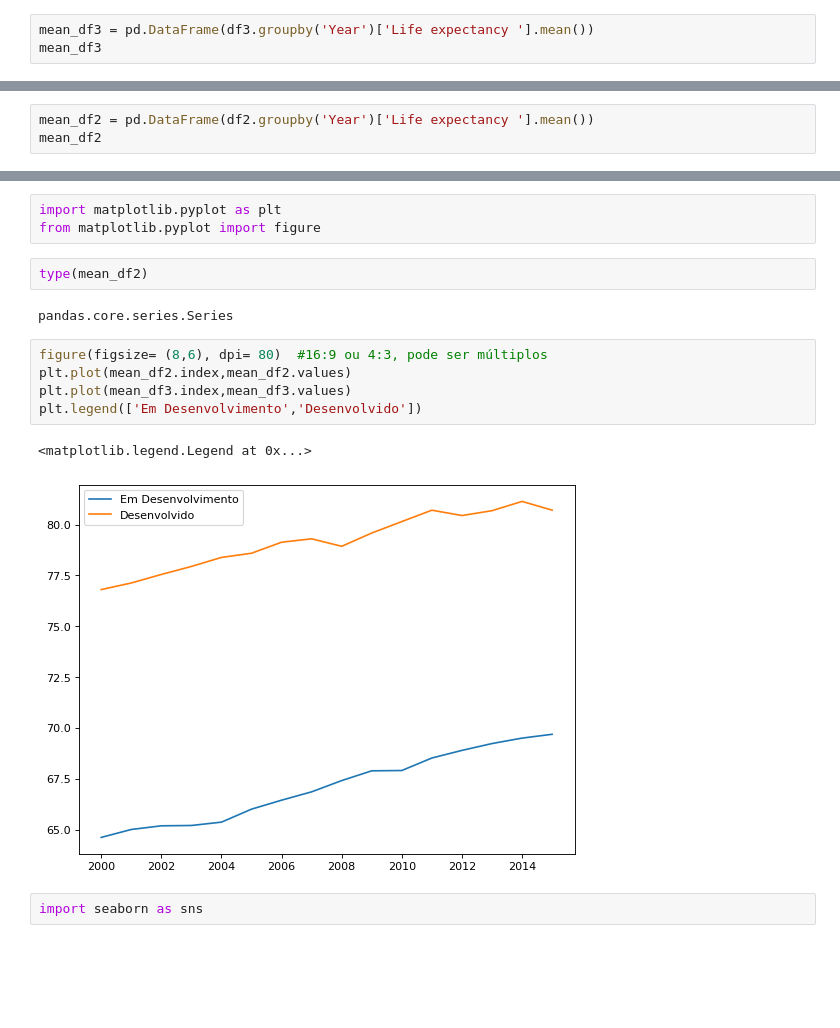
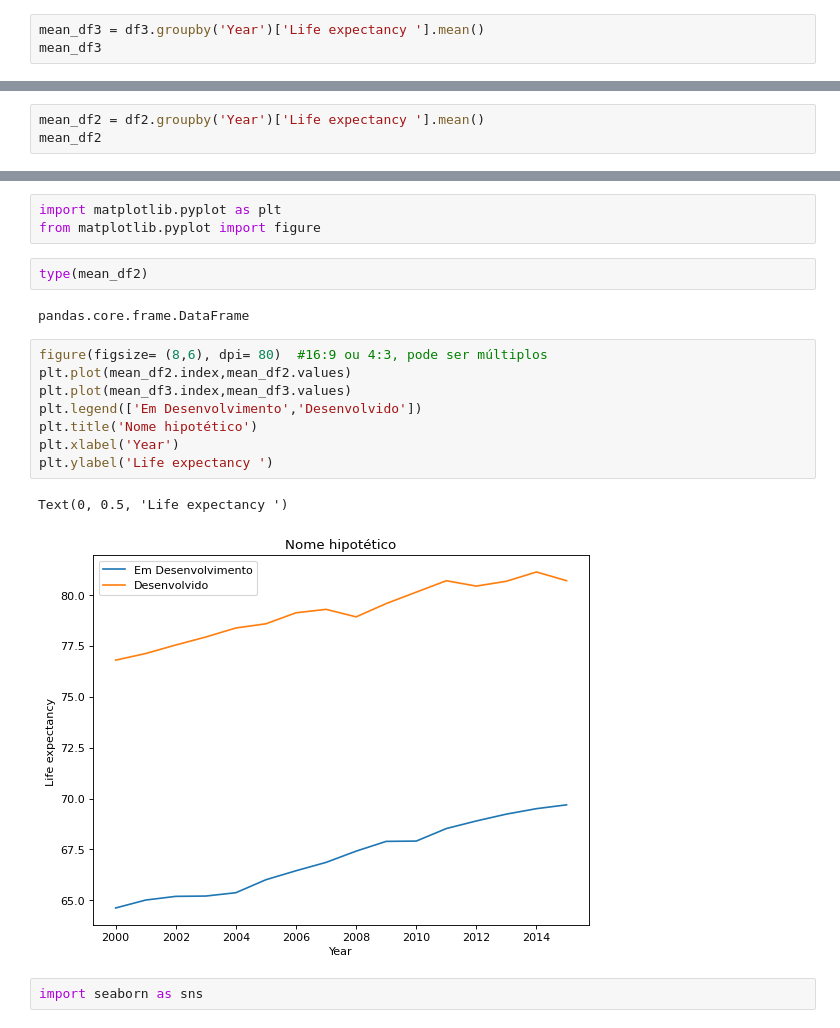
Before and after one commit to MachadoGabrielB/Bootcamp-Data-science, a Jupyter notebook: Personal/6 - Análise exploratória/2023.08.24 - aula 2.ipynb, the cells around one changed output, grey strips where cells are left out. Saved outputs shown, nothing was run; the diff lists cells and outputs as text; blank space fills up the shorter version.

```diff
--- a/Personal/6 - Análise exploratória/2023.08.24 - aula 2.ipynb
+++ b/Personal/6 - Análise exploratória/2023.08.24 - aula 2.ipynb
@@ -123,6 +123,6 @@ mean_df3.plot()
 <Axes: xlabel='Year'>
 [figure]
 # %%
-mean_df3 = pd.DataFrame(df3.groupby('Year')['Life expectancy '].mean())
+mean_df3 = df3.groupby('Year')['Life expectancy '].mean()
 mean_df3
 # %% [output]
@@ -147,4 +147,4 @@ mean_df3
 # %%
-mean_df2 = pd.DataFrame(df2.groupby('Year')['Life expectancy '].mean())
+mean_df2 = df2.groupby('Year')['Life expectancy '].mean()
 mean_df2
 # %% [output]
@@ -180,15 +205,18 @@ from matplotlib.pyplot import figure
 # %%
 type(mean_df2)
 # %% [output]
-pandas.core.series.Series
+pandas.core.frame.DataFrame
 # %%
 figure(figsize= (8,6), dpi= 80)  #16:9 ou 4:3, pode ser múltiplos
 plt.plot(mean_df2.index,mean_df2.values)
 plt.plot(mean_df3.index,mean_df3.values)
 plt.legend(['Em Desenvolvimento','Desenvolvido'])
+plt.title('Nome hipotético')
+plt.xlabel('Year')
+plt.ylabel('Life expectancy ')
 # %% [output]
-<matplotlib.legend.Legend at 0x...>
+Text(0, 0.5, 'Life expectancy ')
-[figure, old version]
+[figure, new version]
 # %%
 import seaborn as sns
 # %%
```
Also changed, not shown: parts of 19 cells of this notebook, 1 other file.
